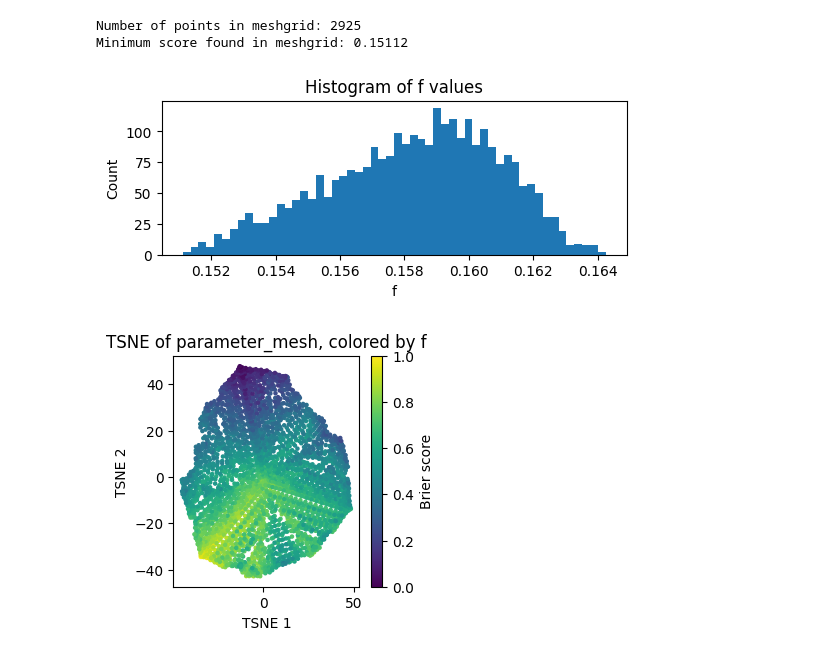
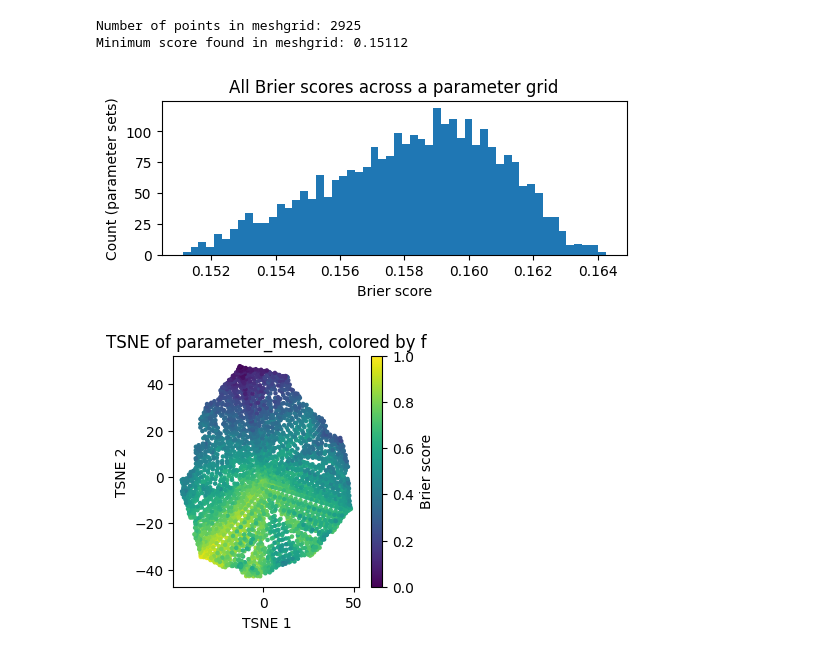
Before and after one commit to jbreffle/acx-prediction-contest, a Jupyter notebook: notebooks/4_post_hoc_aggregation.ipynb, the cells around one changed output. Drawn from its saved outputs; the diff is of its cells as text; code cells hidden in the pictures.

Commit message:
Add plot.score_vec_hist and move parameter grid calculations into cached functions

```diff
--- a/notebooks/4_post_hoc_aggregation.ipynb
+++ b/notebooks/4_post_hoc_aggregation.ipynb
@@ -161,14 +161,10 @@ Minimum score found in meshgrid: 0.15112
 # %%
 # Historam of f values
 fig = plt.figure(figsize=(6, 2))
-ax = fig.add_subplot(111)
-ax.hist(score_vec, bins=np.round(np.sqrt(len(score_vec))).astype(int))
-ax.set_title("Histogram of f values")
-ax.set_xlabel("f")
-ax.set_ylabel("Count")
+ax = plot.score_vec_hist(score_vec)
 plt.show()
 # %% [output]
-[figure, old version]
+[figure, new version]
 # %%
 # Calculate TSNE of parameter_mesh, colored by f
 tsne = TSNE(n_components=2, random_state=0)
```
Also changed, not shown: parts of 1 cell of this notebook, 2 other files.
